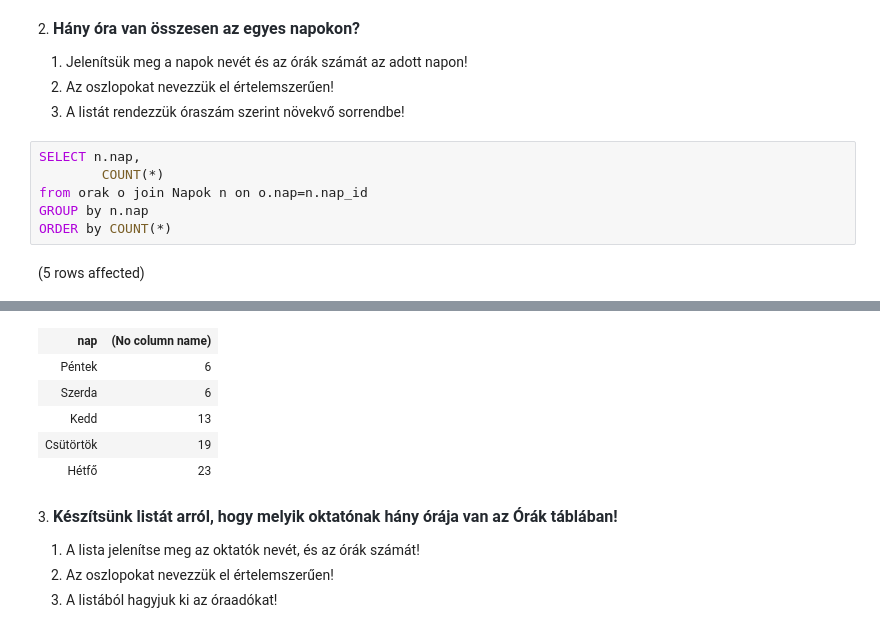
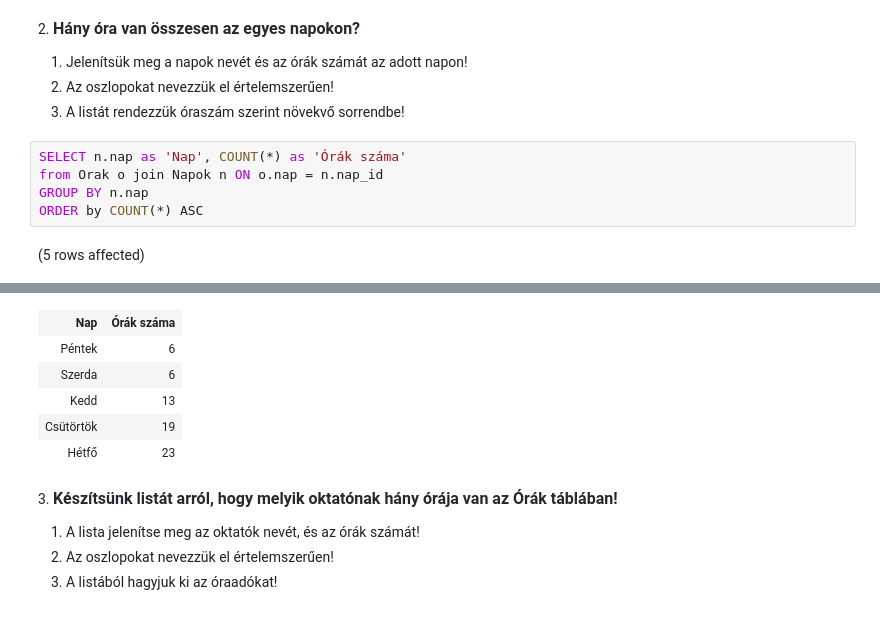
Before and after one commit to mlevente0703/sqlgyak03, a Jupyter notebook: gyakorlat03_feladatok.ipynb, the cells around one changed output, grey strips where cells are left out. Drawn from its saved outputs; the diff is of its cells as text.

```diff
--- a/gyakorlat03_feladatok.ipynb
+++ b/gyakorlat03_feladatok.ipynb
@@ -37,10 +36,9 @@ Total execution time: 00:00:00.012
 2. Az oszlopokat nevezzük el értelemszerűen!
 3. A listát rendezzük óraszám szerint növekvő sorrendbe!
 # %%
-SELECT n.nap,
-        COUNT(*)
-from orak o join Napok n on o.nap=n.nap_id
-GROUP by n.nap
-ORDER by COUNT(*)
+SELECT n.nap as 'Nap', COUNT(*) as 'Órák száma'
+from Orak o join Napok n ON o.nap = n.nap_id
+GROUP BY n.nap
+ORDER by COUNT(*) ASC
 # %% [output]
 (5 rows affected)
@@ -48,4 +46,4 @@ Total execution time: 00:00:00.004
-| nap | (No column name) |
+| Nap | Órák száma |
 | Péntek | 6 |
 | Szerda | 6 |
 | Kedd | 13 |
```
Also changed, not shown: parts of 9 cells of this notebook.
